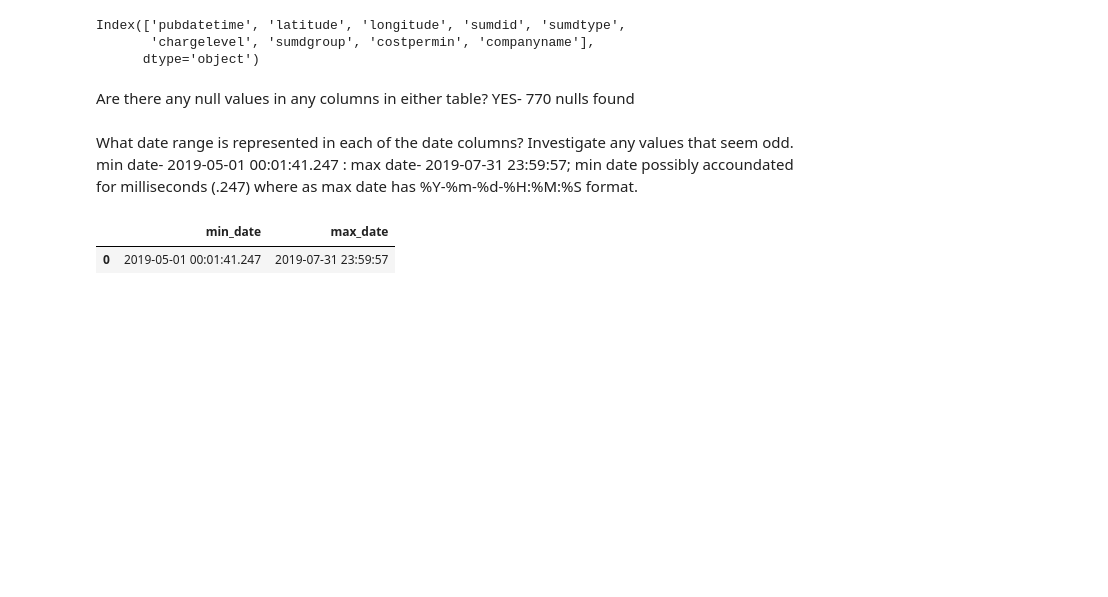
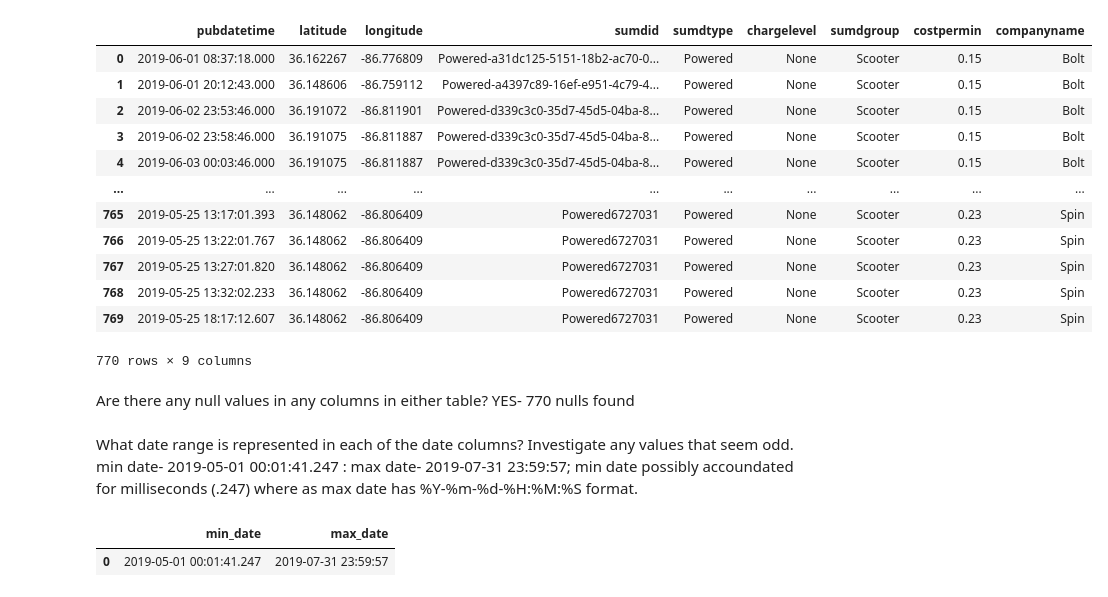
Before and after one commit to NSS-Full-Time-Data-Analytics-11/nashville-scooters-bently, a Jupyter notebook: scooters_project .ipynb, the cells around one changed output. Cells and saved outputs as stored; diff of their text form; code cells hidden in the pictures; blank space fills up the shorter version.

```diff
--- a/scooters_project .ipynb
+++ b/scooters_project .ipynb
@@ -19,11 +19,21 @@ chargelevel IS NULL OR  sumdgroup IS NULL OR  costpermin IS NULL OR companyname
 with engine.connect() as connection:
     null_scooters = pd.read_sql(text(query), con = connection)
 # %%
-null_scooters.columns
+null_scooters
 # %% [output]
+|  | pubdatetime | latitude | longitude | sumdid | sumdtype | chargelevel | sumdgroup | costpermin | companyname |
+| 0 | 2019-06-01 08:37:18.000 | 36.162267 | -86.776809 | Powered-a31dc125-5151-18b2-ac70-0... | Powered | None | Scooter | 0.15 | Bolt |
+| 1 | 2019-06-01 20:12:43.000 | 36.148606 | -86.759112 | Powered-a4397c89-16ef-e951-4c79-4... | Powered | None | Scooter | 0.15 | Bolt |
+| 2 | 2019-06-02 23:53:46.000 | 36.191072 | -86.811901 | Powered-d339c3c0-35d7-45d5-04ba-8... | Powered | None | Scooter | 0.15 | Bolt |
+| 3 | 2019-06-02 23:58:46.000 | 36.191075 | -86.811887 | Powered-d339c3c0-35d7-45d5-04ba-8... | Powered | None | Scooter | 0.15 | Bolt |
+| 4 | 2019-06-03 00:03:46.000 | 36.191075 | -86.811887 | Powered-d339c3c0-35d7-45d5-04ba-8... | Powered | None | Scooter | 0.15 | Bolt |
+| ... | ... | ... | ... | ... | ... | ... | ... | ... | ... |
+| 765 | 2019-05-25 13:17:01.393 | 36.148062 | -86.806409 | Powered6727031 | Powered | None | Scooter | 0.23 | Spin |
+| 766 | 2019-05-25 13:22:01.767 | 36.148062 | -86.806409 | Powered6727031 | Powered | None | Scooter | 0.23 | Spin |
+| 767 | 2019-05-25 13:27:01.820 | 36.148062 | -86.806409 | Powered6727031 | Powered | None | Scooter | 0.23 | Spin |
+| 768 | 2019-05-25 13:32:02.233 | 36.148062 | -86.806409 | Powered6727031 | Powered | None | Scooter | 0.23 | Spin |
+| 769 | 2019-05-25 18:17:12.607 | 36.148062 | -86.806409 | Powered6727031 | Powered | None | Scooter | 0.23 | Spin |
-Index(['pubdatetime', 'latitude', 'longitude', 'sumdid', 'sumdtype',
-       'chargelevel', 'sumdgroup', 'costpermin', 'companyname'],
-      dtype='object')
+770 rows × 9 columns
 # %% [markdown]
 Are there any null values in any columns in either table? YES- 770 nulls found
 # %% [markdown]
```
Also changed, not shown: parts of 31 cells of this notebook.
